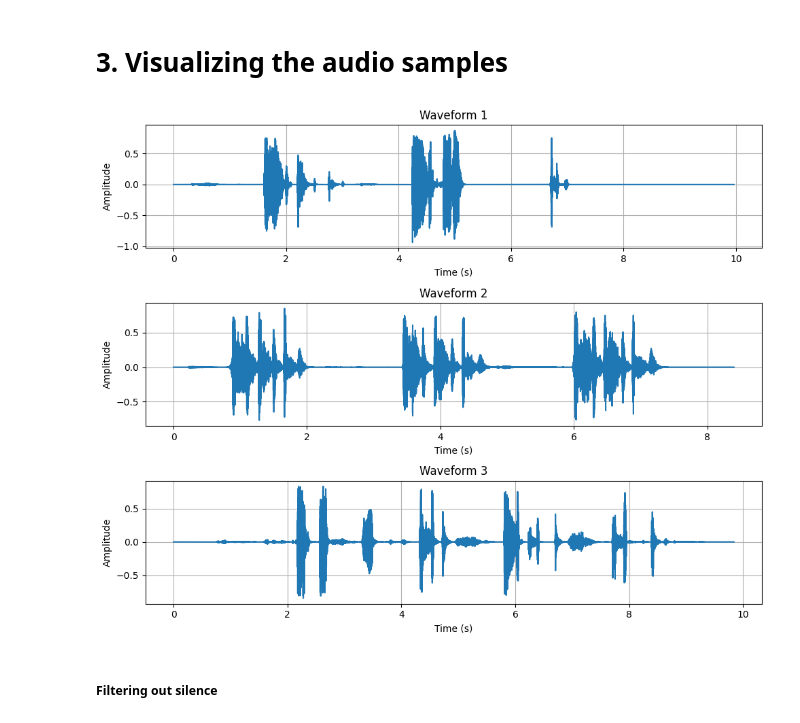
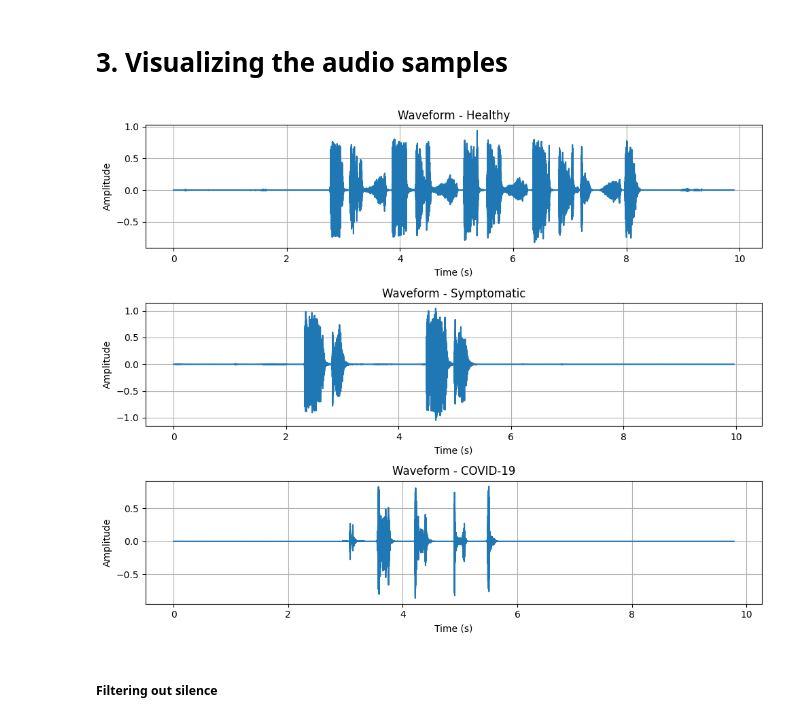
Before and after one commit to ChineseWarlord/deep-learning-course, a Jupyter notebook: Mini-Project/data_exploration.ipynb, the cells around one changed output. Saved outputs shown, nothing was run; the diff lists cells and outputs as text; code cells hidden in the pictures.

```diff
--- a/Mini-Project/data_exploration.ipynb
+++ b/Mini-Project/data_exploration.ipynb
@@ -44,14 +44,14 @@ def preprocess_data(data_meta_path, data_dir_path, output_dir):
 
     print("Finished processing!")
 
-def visualize_dataset(data, title, feature, normalize=False):
+def visualize_dataset(data, title, feature, normalize=False, labels=True):
     print(title)
     print(data_len := data[feature].value_counts(normalize=normalize).sort_index())
     print("Total samples", data_len.sum())
 
     plt.figure(figsize=(6, 4))
     plt.title(f"{title}")
-    plt.bar(data[feature].value_counts().index, data[feature].value_counts())
+    bars = plt.bar(data[feature].value_counts().index, data[feature].value_counts())
     plt.xticks(ha="right", fontsize=10)
     if feature == "status":
         plt.xlabel("Class", fontsize=12)
@@ -59,6 +59,11 @@ def visualize_dataset(data, title, feature, normalize=False):
         title = title.split()
         plt.xlabel(title[0], fontsize=12)
     plt.ylabel("Frequency", fontsize=12)
+    # Adding labels to each bar
+    if labels:
+        for bar, count in zip(bars, data[feature].value_counts()):
+            plt.text(bar.get_x() + bar.get_width() / 2, bar.get_height() + 0.01 * max(data[feature].value_counts()), count,
+                    ha='center', fontsize=10)
     plt.show()
 
 def remove_silence(audio_object, min_silence_ms=100, threshold_dBFS=-40, keep_silence=100, seek_step=1):
@@ -101,21 +106,21 @@ def plot_waveform(y1,y2,y3, sr):
     plt.plot(time1, y1)
     plt.xlabel('Time (s)')
     plt.ylabel('Amplitude')
-    plt.title('Waveform 1')
+    plt.title('Waveform - Healthy')
     plt.grid()
 
     plt.subplot(3,1,2)
     plt.plot(time2, y2)
     plt.xlabel('Time (s)')
     plt.ylabel('Amplitude')
-    plt.title('Waveform 2')
+    plt.title('Waveform - Symptomatic')
     plt.grid()
 
     plt.subplot(3,1,3)
     plt.plot(time3, y3)
     plt.xlabel('Time (s)')
     plt.ylabel('Amplitude')
-    plt.title('Waveform 3')
+    plt.title('Waveform - COVID-19')
     plt.grid()
 
     plt.tight_layout()
@@ -299,19 +305,19 @@ Total samples 8996
 # %%
 import librosa
 import librosa.display
 
 # Load audio file
-audio_file1 = r"../Dataset/MP3/00a2faca-e1f2-4848-9afe-058f949d3252.mp3"
-audio_file2 = r"../Dataset/MP3/00a4e142-2ae1-401e-8319-837e512b1281.mp3"
-audio_file3 = r"../Dataset/MP3/00ac8cb0-3384-46b2-9db5-5b5e911615f0.mp3"
+audio_file1 = r"../Dataset/MP3/004c24d8-e8cd-4755-86f6-5a1d8c7920c7.mp3" # Healthy
+audio_file2 = r"../Dataset/MP3/008c1c9e-aeef-40c5-846c-24f1b964f884.mp3" # Symptomatic
+audio_file3 = r"../Dataset/MP3/015576c8-2b03-4dcb-b251-78a984fe86fe.mp3" # COVID-19
 y1, sr = librosa.load(audio_file1)
 y2, _ = librosa.load(audio_file2)
 y3, _ = librosa.load(audio_file3)
 
 # Plot waveform
 plot_waveform(y1,y2,y3,sr)
 # %% [output]
-[figure, old version]
+[figure, new version]
 # %% [markdown]
 ##### Filtering out silence
 # %%
```
Also changed, not shown: parts of 5 cells of this notebook, 16 other files.
